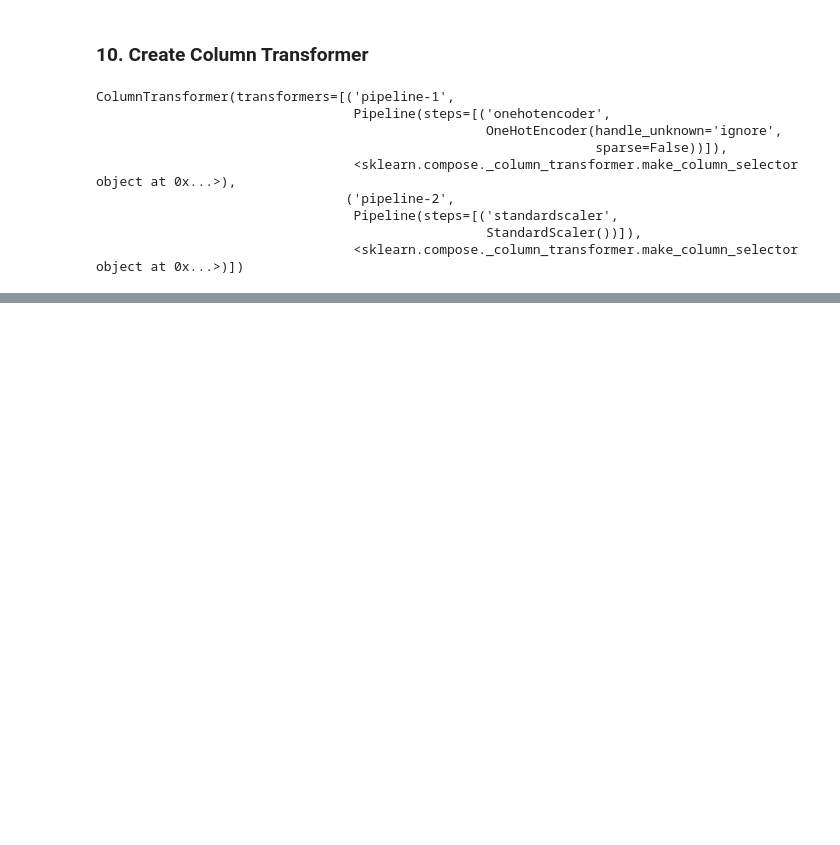
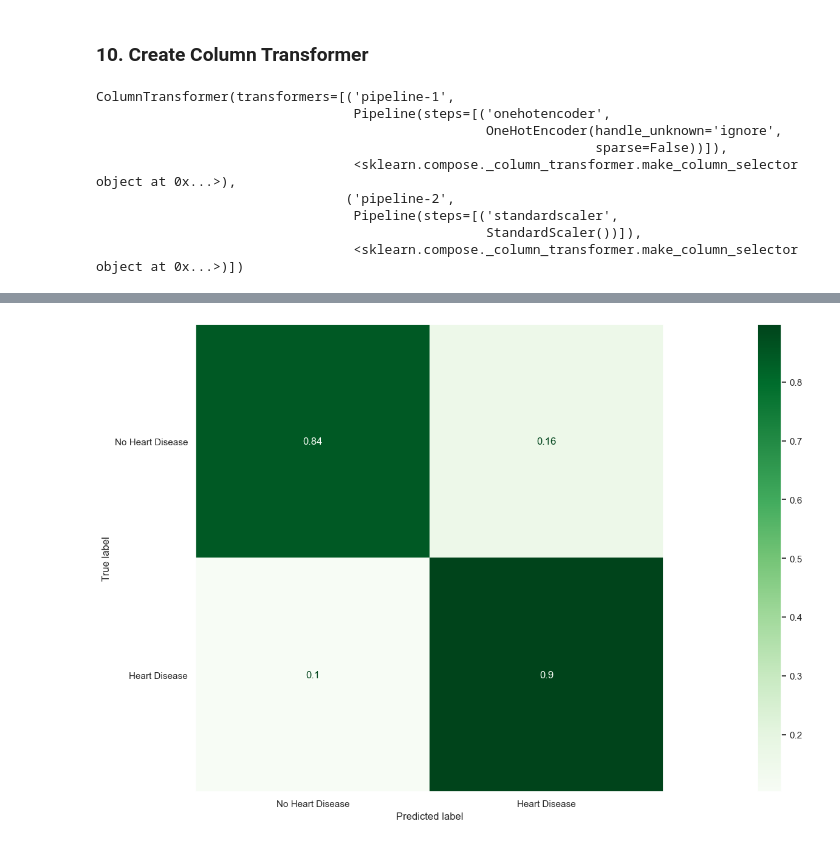
Before and after one commit to PaulLipska/Coding_Dojo_Project_2, a Jupyter notebook: Project2_Part_1.ipynb, the cells around one changed output, grey strips where cells are left out. Cells and saved outputs as stored; diff of their text form; code cells hidden in the pictures; blank space fills up the shorter version.

```diff
--- a/Project2_Part_1.ipynb
+++ b/Project2_Part_1.ipynb
@@ -581,0 +728,9 @@ ColumnTransformer(transformers=[('pipeline-1',
+# %%
+# Create and display a normailized confusion matrix
+ConfusionMatrixDisplay.from_predictions(y_test, knn_test_preds,
+                                        display_labels=labels,
+                                        cmap='Greens',
+                                        normalize='true');
+plt.grid(False)
+# %% [output]
+[figure, added]
```
Also changed, not shown: parts of 40 cells of this notebook.
